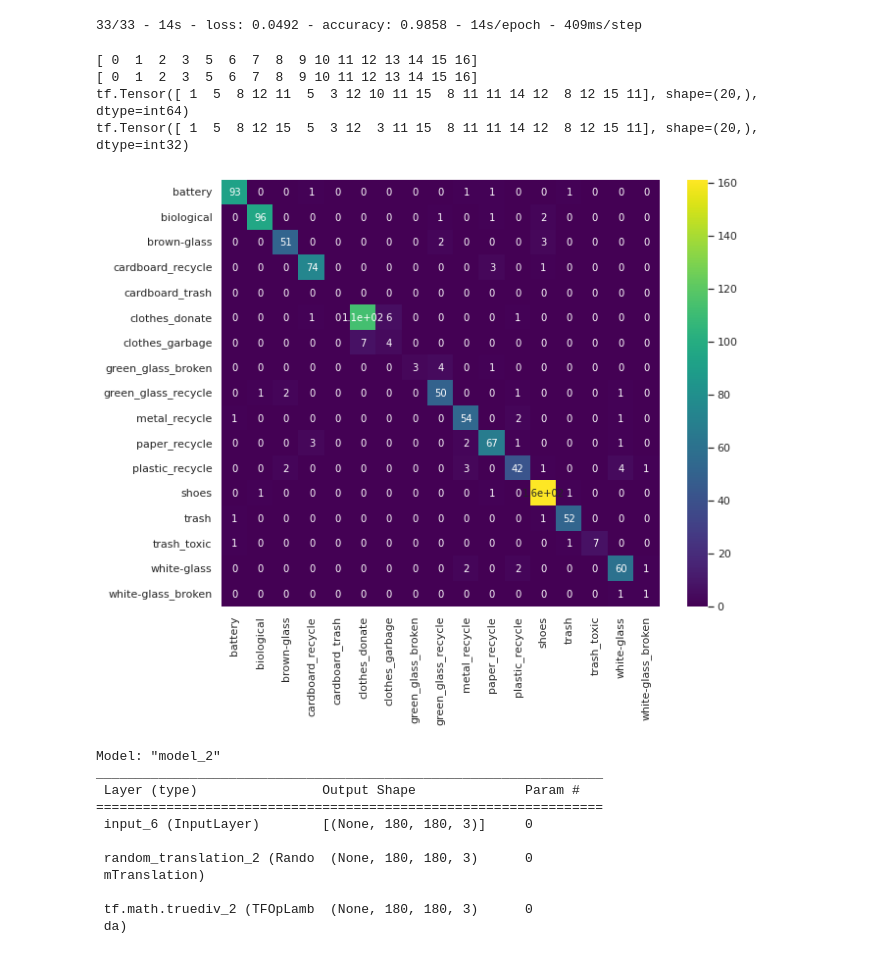
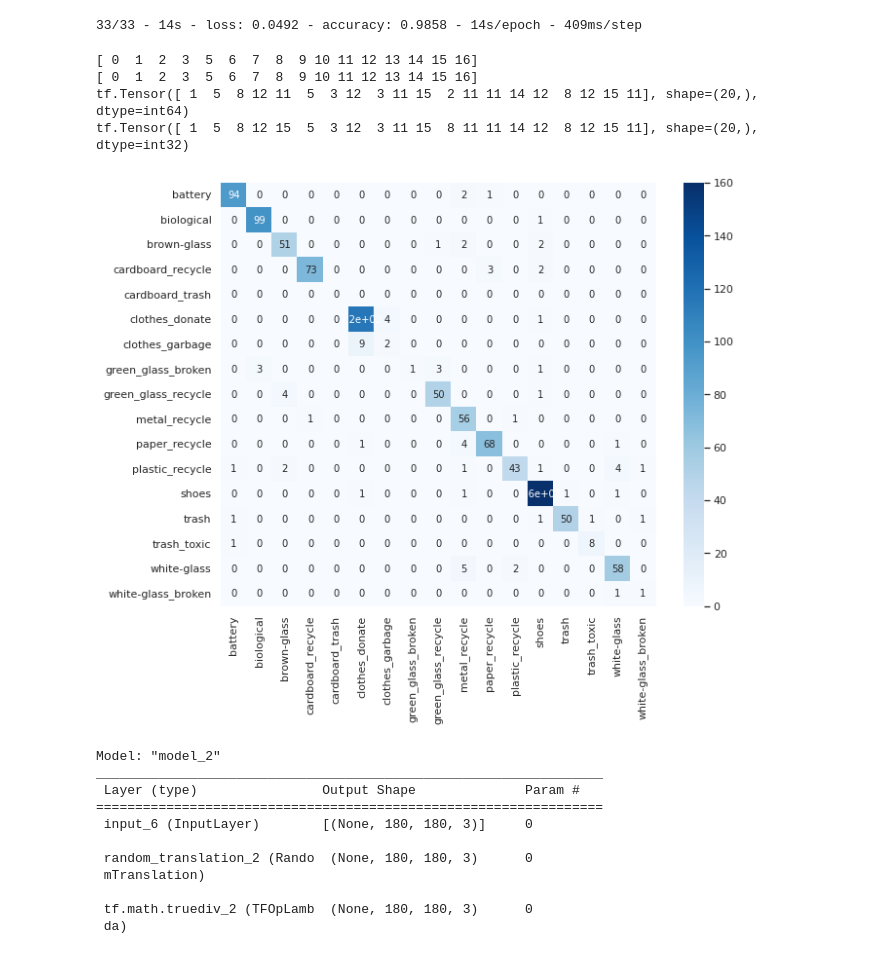
Before and after one commit to williamfrankholland/MMAI-Deep-Learning, a Jupyter notebook: colab/Waste_Classification_ResNet_Bill.ipynb, the cells around one changed output. Cells and saved outputs as stored; diff of their text form; code cells hidden in the pictures.

```diff
--- a/colab/Waste_Classification_ResNet_Bill.ipynb
+++ b/colab/Waste_Classification_ResNet_Bill.ipynb
@@ -136,7 +154,7 @@ def build_model():
     #print(type(base_model))
 
     input_layer = keras.layers.Input([SHAPE_SIZE, SHAPE_SIZE, 3])
-    x = keras.layers.RandomTranslation( height_factor=(-0.15, 0.15), width_factor=(-0.15, 0.15))(input_layer)
+    x = keras.layers.RandomTranslation( height_factor=(-0.1, 0.1), width_factor=(-0.1, 0.1))(input_layer)
     pre_process = keras.applications.resnet_v2.preprocess_input(x)
 
     x = base_model(pre_process)
@@ -152,7 +170,7 @@ def build_model():
     x = keras.layers.Conv2D(filters=32, kernel_size=(5, 5), activation="relu", name="Conv2d-1", padding='same')(x)
     x = keras.layers.BatchNormalization()(x)
     #x = keras.layers.Activation("relu")(x)
-    x = keras.layers.MaxPooling2D(pool_size=(2, 2), name="Pool-1", padding="same", strides=2)(x)
+    #x = keras.layers.MaxPooling2D(pool_size=(2, 2), name="Pool-1", padding="same", strides=2)(x)
 
     # Conv2+ReLU: [3x3, 64] MaxPooling: [4x4]
     x = keras.layers.Conv2D(filters=64, kernel_size=(3, 3), activation="relu", name="Conv2d-2", padding='same')(x)
@@ -164,7 +182,7 @@ def build_model():
     x = keras.layers.Conv2D(filters=256, kernel_size=(3, 3), activation="relu", name="Conv2d-3", padding='same')(x)
     x = keras.layers.BatchNormalization()(x)
     # model.add(keras.layers.Activation("relu"))
-    x = keras.layers.MaxPooling2D(pool_size=(3, 3), name="Pool-3", padding="same")(x)
+    #x = keras.layers.MaxPooling2D(pool_size=(2, 2), name="Pool-3", padding="same", strides=2)(x)
 
     # Conv2+ReLU: [3x3, 512] BatchNorm MaxPooling: [3x3]
     #x = keras.layers.Conv2D(filters=512, kernel_size=(3, 3), activation="relu", name="Conv2d-4", padding='same')(x)
@@ -175,18 +193,18 @@ def build_model():
     x = keras.layers.SeparableConv2D(filters=512, kernel_size=(3, 3), activation="relu", name="Conv2d-5", padding='same')(x)
     # New item
     x = keras.layers.BatchNormalization()(x)
-    x = keras.layers.MaxPooling2D(pool_size=(2, 2), padding="same", name="Pool-5")(x)
+    x = keras.layers.MaxPooling2D(pool_size=(2, 2), padding="same", name="Pool-5", strides=2)(x)
 
     # Flatten out the images before we pass to the dense layers
     x = keras.layers.Flatten()(x)
 
-    # Start with more neurons
-    x = keras.layers.Dense(256, activation="relu", name="Denselayer1")(x)
+    # Start with more neurons 256
+    x = keras.layers.Dense(1024, activation="relu", name="Denselayer1")(x)
     # Drop rate = 25%
     x=keras.layers.Dropout(rate=0.4, name="drop_1_25")(x)
 
-    # Narrow the data size
-    x=keras.layers.Dense(128, activation="relu", name="Denselayer2")(x)
+    # Narrow the data size 128
+    x=keras.layers.Dense(512, activation="relu", name="Denselayer2")(x)
     # Drop rate = 25%
     x=keras.layers.Dropout(rate=0.4, name="drop_2_25")(x)
 
@@ -210,14 +228,17 @@ def compile_model(model):
     model.compile(
        #use catgorical crossentropy loss
        #loss=keras.losses.categorical_crossentropy,
-       loss=keras.losses.sparse_categorical_crossentropy,
-       #loss=SparseCategoricalFocalLoss(gamma=2),
 
-       #use Adam gradient descent optimizer
-       optimizer=keras.optimizers.Adam(1e-3),
+       loss=SparseCategoricalFocalLoss(gamma=3),
 
-       #use accuracy as a metric
-       metrics=['accuracy']
+        # Current version
+        #loss=keras.losses.sparse_categorical_crossentropy,
+
+        #use Adam gradient descent optimizer
+        optimizer=keras.optimizers.Adam(1e-3),
+
+        #use accuracy as a metric
+        metrics=['accuracy']
     )
 
     return model
@@ -283,7 +304,8 @@ def tune_model(model, train, val, epochs=5, l_rate=5e-5):
     # Small learning rate to prevent over fitting
     model.compile(
                   keras.optimizers.Adam(learning_rate=l_rate),
-                  loss=keras.losses.sparse_categorical_crossentropy,
+                  #loss=keras.losses.sparse_categorical_crossentropy,
+                  loss=SparseCategoricalFocalLoss(gamma=3),
                   metrics=['accuracy'])
 
     train_model(model, train, val, epochs = epochs)
@@ -363,7 +385,7 @@ print(Y_test_class[0:20])
 # %% [output]
 [ 0  1  2  3  5  6  7  8  9 10 11 12 13 14 15 16]
 [ 0  1  2  3  5  6  7  8  9 10 11 12 13 14 15 16]
-tf.Tensor([ 1  5  8 12 11  5  3 12 10 11 15  8 11 11 14 12  8 12 15 11], shape=(20,), dtype=int64)
+tf.Tensor([ 1  5  8 12 11  5  3 12  3 11 15  2 11 11 14 12  8 12 15 11], shape=(20,), dtype=int64)
 tf.Tensor([ 1  5  8 12 15  5  3 12  3 11 15  8 11 11 14 12  8 12 15 11], shape=(20,), dtype=int32)
 # %%
 # Import libraries for EDA
@@ -377,17 +399,17 @@ size_ = (10,8)
 # %%
 from sklearn.metrics import confusion_matrix
 
-cm=confusion_matrix(Y_test_class,Y_pred_class, labels = list(np.arange(17))) # normalize='all'
+cm=confusion_matrix(Y_test_class,Y_pred_class, labels = list(np.arange(17)) ) # normalize='all'
 df_cm = pd.DataFrame(cm, range(cm.shape[0]), range(cm.shape[1]))
 df_cm.columns = total_ds.class_names # ['battery','biological','brown-glass','cardboard_recycle','clothes_donate','clothes_garbage','green_glass_broken','green_glass_recycle','metal_recycle','paper_recycle','plastic_recycle','shoes','trash','trash_toxic','white-glass','white-glass_broken']
 df_cm.index = total_ds.class_names # ['battery','biological','brown-glass','cardboard_recycle','clothes_donate','clothes_garbage','green_glass_broken','green_glass_recycle','metal_recycle','paper_recycle','plastic_recycle','shoes','trash','trash_toxic','white-glass','white-glass_broken']
 
 fig = plt.subplots(figsize=size_)
 sb.set(font_scale=1)
-sb.heatmap(df_cm, annot=True, annot_kws={"size": 10}, cmap="viridis") # font size
+sb.heatmap(df_cm, annot=True, annot_kws={"size": 10}, cmap="Blues") # font size viridis
 plt.show()
 # %% [output]
-[figure, old version]
+[figure, new version]
 # %%
 
 
```
Also changed, not shown: parts of 4 cells of this notebook.
